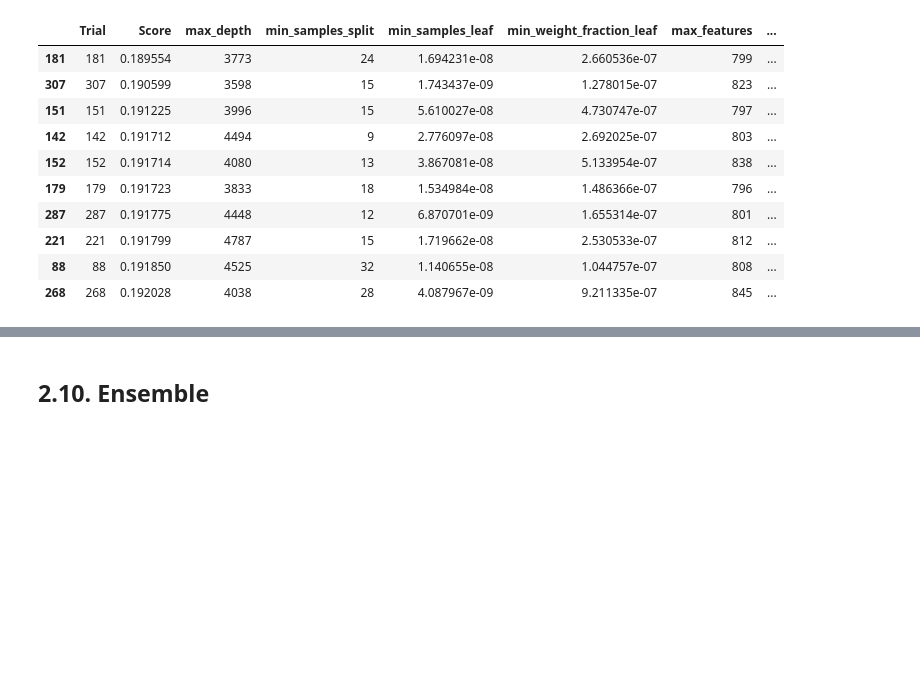
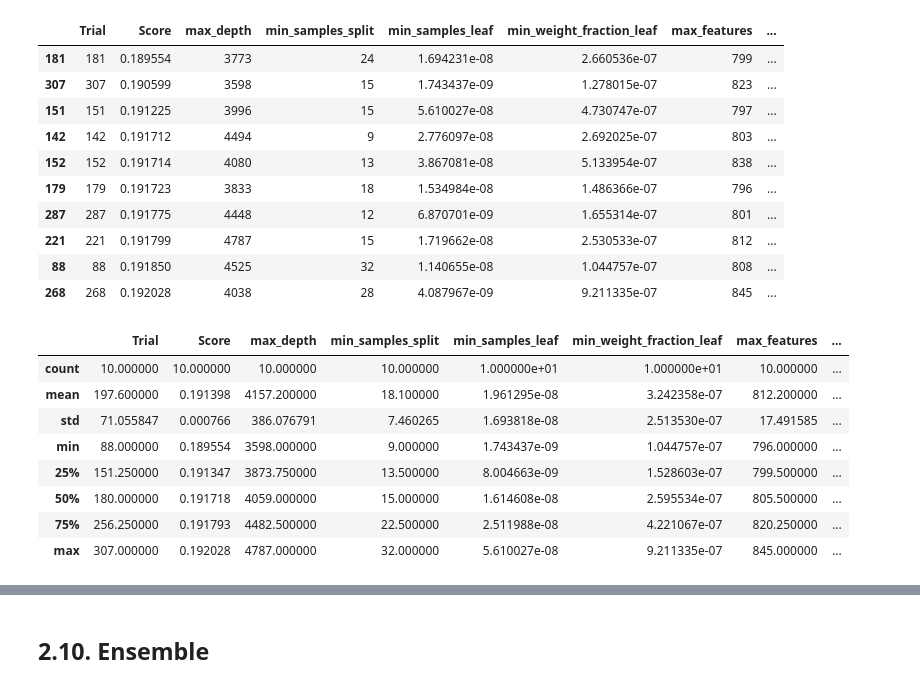
Before and after one commit to JAlbertOfficial/autoscout24-car-price-prediction, a Jupyter notebook: notebooks/3.0-ja-model-train-hyperparameter-tuning.ipynb, the cells around one changed output, grey strips where cells are left out. Saved outputs shown, nothing was run; the diff lists cells and outputs as text; code cells hidden in the pictures; blank space fills up the shorter version.

```diff
--- a/notebooks/3.0-ja-model-train-hyperparameter-tuning.ipynb
+++ b/notebooks/3.0-ja-model-train-hyperparameter-tuning.ipynb
@@ -1033,3 +1033,15 @@ dtr_coarse_df.head(10)
 | 221 | 221 | 0.191799 | 4787 | 15 | 1.719662e-08 | 2.530533e-07 | 812 | ... |
 | 88 | 88 | 0.191850 | 4525 | 32 | 1.140655e-08 | 1.044757e-07 | 808 | ... |
 | 268 | 268 | 0.192028 | 4038 | 28 | 4.087967e-09 | 9.211335e-07 | 845 | ... |
+# %%
+dtr_coarse_df.head(10).describe()
+# %% [output]
+|  | Trial | Score | max_depth | min_samples_split | min_samples_leaf | min_weight_fraction_leaf | max_features | ... |
+| count | 10.000000 | 10.000000 | 10.000000 | 10.000000 | 1.000000e+01 | 1.000000e+01 | 10.000000 | ... |
+| mean | 197.600000 | 0.191398 | 4157.200000 | 18.100000 | 1.961295e-08 | 3.242358e-07 | 812.200000 | ... |
+| std | 71.055847 | 0.000766 | 386.076791 | 7.460265 | 1.693818e-08 | 2.513530e-07 | 17.491585 | ... |
+| min | 88.000000 | 0.189554 | 3598.000000 | 9.000000 | 1.743437e-09 | 1.044757e-07 | 796.000000 | ... |
+| 25% | 151.250000 | 0.191347 | 3873.750000 | 13.500000 | 8.004663e-09 | 1.528603e-07 | 799.500000 | ... |
+| 50% | 180.000000 | 0.191718 | 4059.000000 | 15.000000 | 1.614608e-08 | 2.595534e-07 | 805.500000 | ... |
+| 75% | 256.250000 | 0.191793 | 4482.500000 | 22.500000 | 2.511988e-08 | 4.221067e-07 | 820.250000 | ... |
+| max | 307.000000 | 0.192028 | 4787.000000 | 32.000000 | 5.610027e-08 | 9.211335e-07 | 845.000000 | ... |
```
Also changed, not shown: parts of 3 cells of this notebook.
